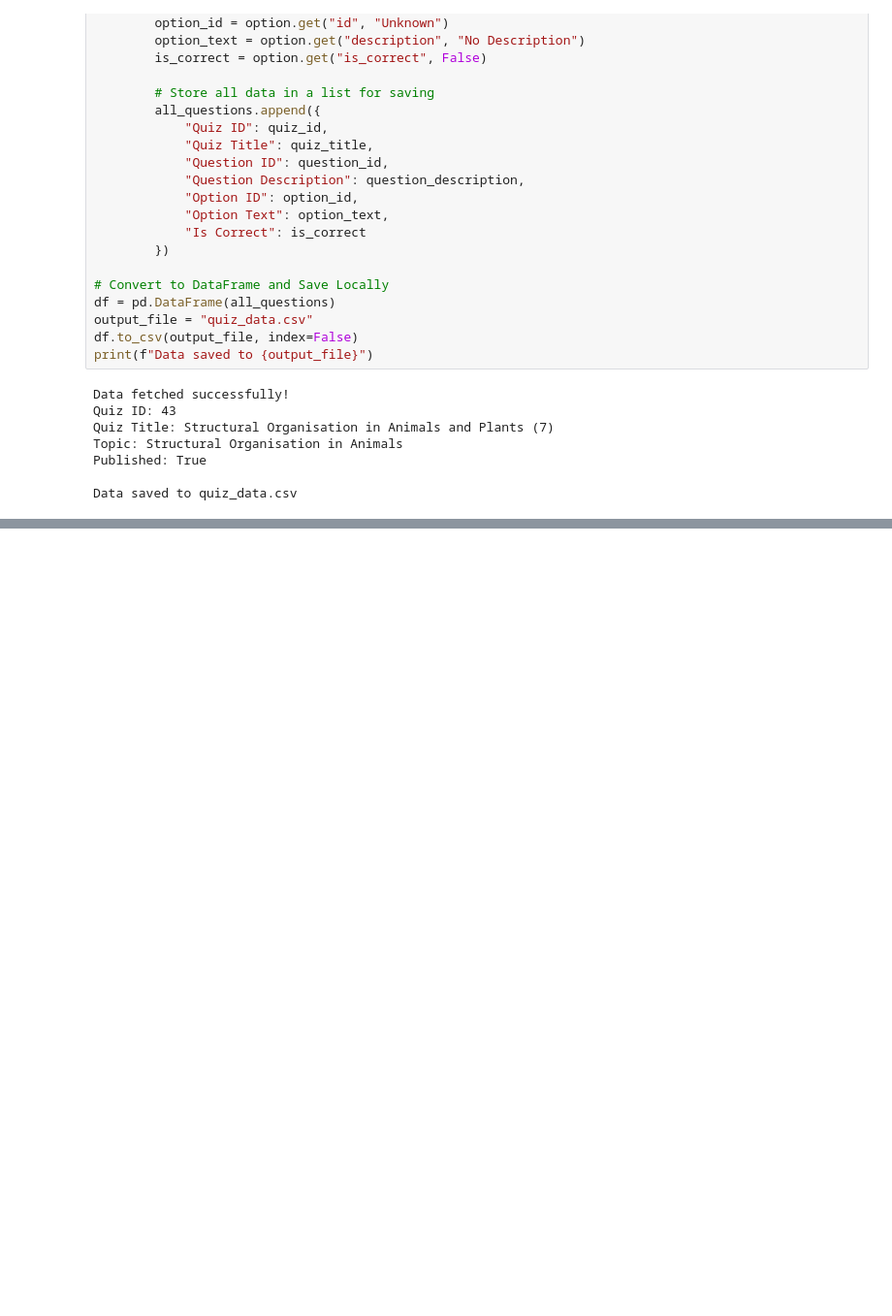
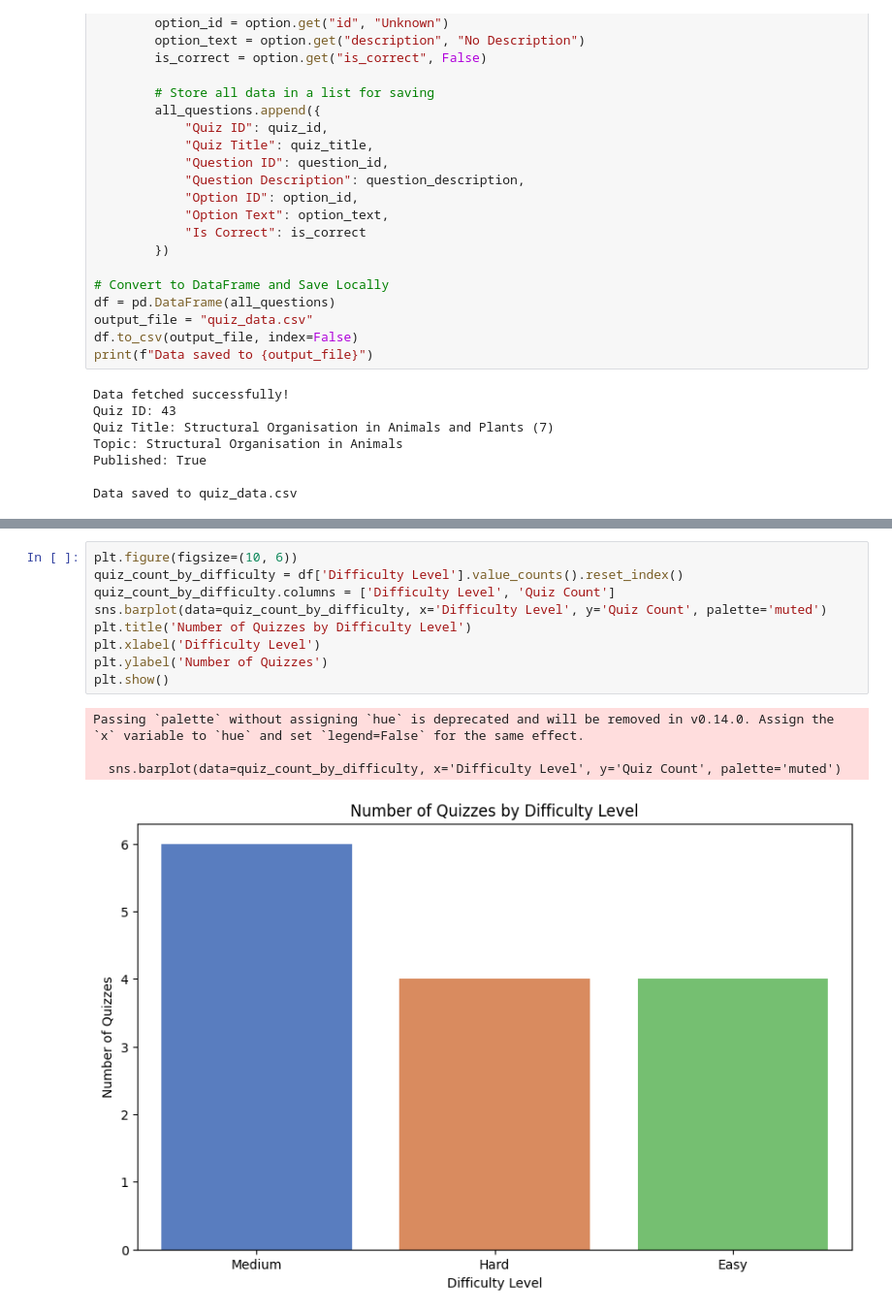
Before and after one commit to Mahi230504/Quiz-data-analysis, a Jupyter notebook: Quiz-data-Extraction.ipynb, the cells around one changed output, grey strips where cells are left out. Shown: that part at 97% size. Cells and saved outputs as stored; diff of their text form; blank space fills up the shorter version.

```diff
--- a/Quiz-data-Extraction.ipynb
+++ b/Quiz-data-Extraction.ipynb
@@ -83,0 +351,14 @@ Data saved to quiz_data.csv
+# %%
+plt.figure(figsize=(10, 6))
+quiz_count_by_difficulty = df['Difficulty Level'].value_counts().reset_index()
+quiz_count_by_difficulty.columns = ['Difficulty Level', 'Quiz Count']
+sns.barplot(data=quiz_count_by_difficulty, x='Difficulty Level', y='Quiz Count', palette='muted')
+plt.title('Number of Quizzes by Difficulty Level')
+plt.xlabel('Difficulty Level')
+plt.ylabel('Number of Quizzes')
+plt.show()
+# %% [output]
+Passing `palette` without assigning `hue` is deprecated and will be removed in v0.14.0. Assign the `x` variable to `hue` and set `legend=False` for the same effect.
+
+  sns.barplot(data=quiz_count_by_difficulty, x='Difficulty Level', y='Quiz Count', palette='muted')
+[figure, added]
```
Also changed, not shown: parts of 13 cells of this notebook, 2 other files.
